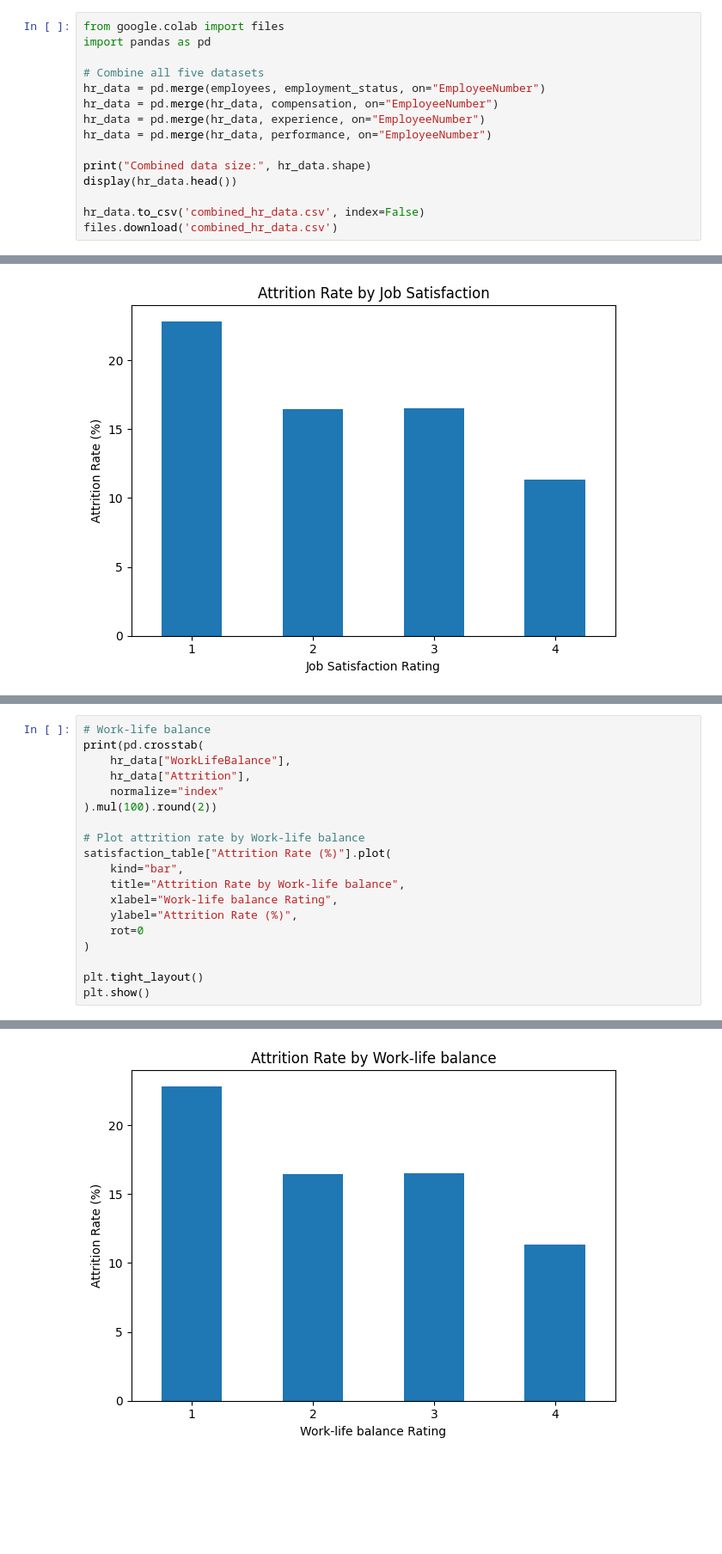
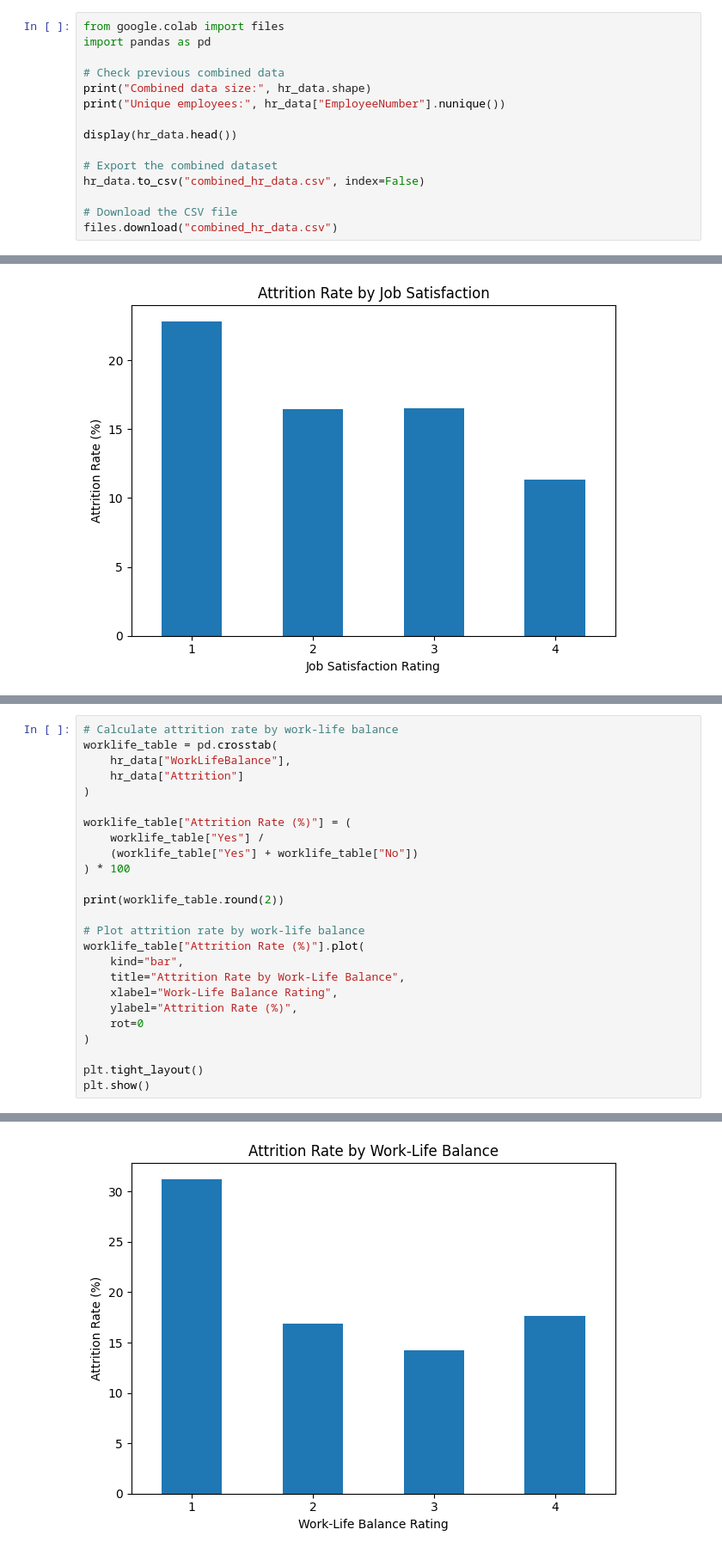
Before and after one commit to GJebres/LHUBCapstoneProject, a Jupyter notebook: CapstoneHRAnalytics.ipynb, the cells around one changed output, grey strips where cells are left out. Shown at 86% size. Saved outputs shown, nothing was run; the diff lists cells and outputs as text; blank space fills up the shorter version.

```diff
--- a/CapstoneHRAnalytics.ipynb
+++ b/CapstoneHRAnalytics.ipynb
@@ -508,15 +533,15 @@ Performance: 1470
 from google.colab import files
 import pandas as pd
 
-# Combine all five datasets
-hr_data = pd.merge(employees, employment_status, on="EmployeeNumber")
-hr_data = pd.merge(hr_data, compensation, on="EmployeeNumber")
-hr_data = pd.merge(hr_data, experience, on="EmployeeNumber")
-hr_data = pd.merge(hr_data, performance, on="EmployeeNumber")
+# Check previous combined data
+print("Combined data size:", hr_data.shape)
+print("Unique employees:", hr_data["EmployeeNumber"].nunique())
 
-print("Combined data size:", hr_data.shape)
 display(hr_data.head())
 
-hr_data.to_csv('combined_hr_data.csv', index=False)
-files.download('combined_hr_data.csv')
+# Export the combined dataset
+hr_data.to_csv("combined_hr_data.csv", index=False)
+
+# Download the CSV file
+files.download("combined_hr_data.csv")
 # %% [output]
@@ -694,16 +737,22 @@ EnvironmentSatisfaction
 # %%
-# Work-life balance
-print(pd.crosstab(
+# Calculate attrition rate by work-life balance
+worklife_table = pd.crosstab(
     hr_data["WorkLifeBalance"],
-    hr_data["Attrition"],
-    normalize="index"
-).mul(100).round(2))
+    hr_data["Attrition"]
+)
 
-# Plot attrition rate by Work-life balance
-satisfaction_table["Attrition Rate (%)"].plot(
+worklife_table["Attrition Rate (%)"] = (
+    worklife_table["Yes"] /
+    (worklife_table["Yes"] + worklife_table["No"])
+) * 100
+
+print(worklife_table.round(2))
+
+# Plot attrition rate by work-life balance
+worklife_table["Attrition Rate (%)"].plot(
     kind="bar",
-    title="Attrition Rate by Work-life balance",
-    xlabel="Work-life balance Rating",
+    title="Attrition Rate by Work-Life Balance",
+    xlabel="Work-Life Balance Rating",
     ylabel="Attrition Rate (%)",
     rot=0
 )
@@ -720,4 +769,4 @@ WorkLifeBalance
-[figure, old version]
+[figure, new version]
 # %%
 # Compare average working years
 print(
```
Also changed, not shown: parts of 22 cells of this notebook.
